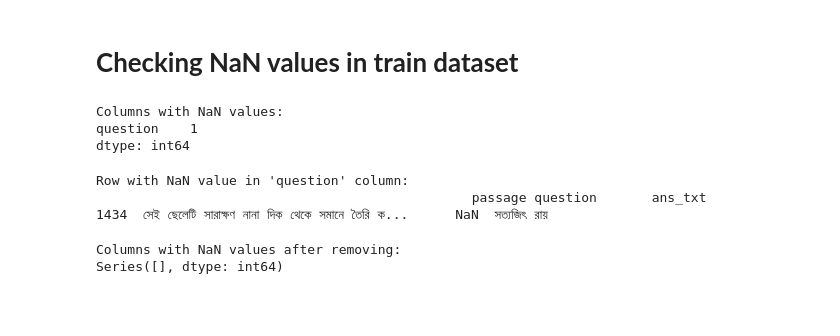
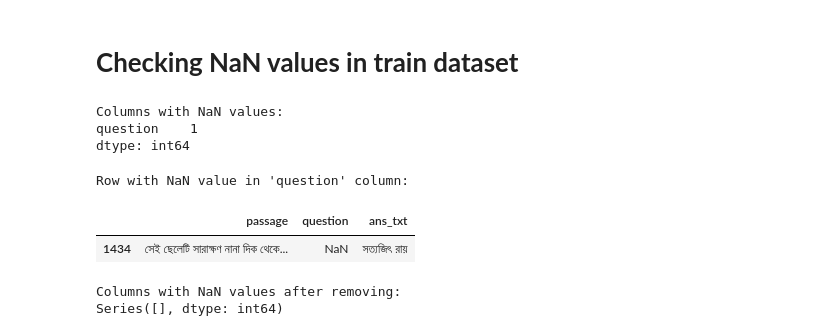
Before and after one commit to fatemafaria142/Bangla-Question-Answering-, a Jupyter notebook: Bangla_Question_Answering_using_BanglaT5.ipynb, the cells around one changed output. Drawn from its saved outputs; the diff is of its cells as text; code cells hidden in the pictures; blank space fills up the shorter version.

```diff
--- a/Bangla_Question_Answering_using_BanglaT5.ipynb
+++ b/Bangla_Question_Answering_using_BanglaT5.ipynb
@@ -98,12 +98,12 @@ dtype: int64
 # %%
 # Find the row with NaN value in the 'question' column
 row_with_nan = df_train[df_train['question'].isnull()]
 print("Row with NaN value in 'question' column:")
-print(row_with_nan)
+row_with_nan
 # %% [output]
 Row with NaN value in 'question' column:
-                                                passage question       ans_txt
-1434  সেই ছেলেটি সারাক্ষণ নানা দিক থেকে সমানে তৈরি ক...      NaN  সত্যজিৎ রায়
+|  | passage | question | ans_txt |
+| 1434 | সেই ছেলেটি সারাক্ষণ নানা দিক থেকে... | NaN | সত্যজিৎ রায় |
 # %%
 # Remove rows with NaN values in the 'question' column
 df_train = df_train.dropna(subset=['question'])
```
Also changed, not shown: parts of 3 cells of this notebook.
